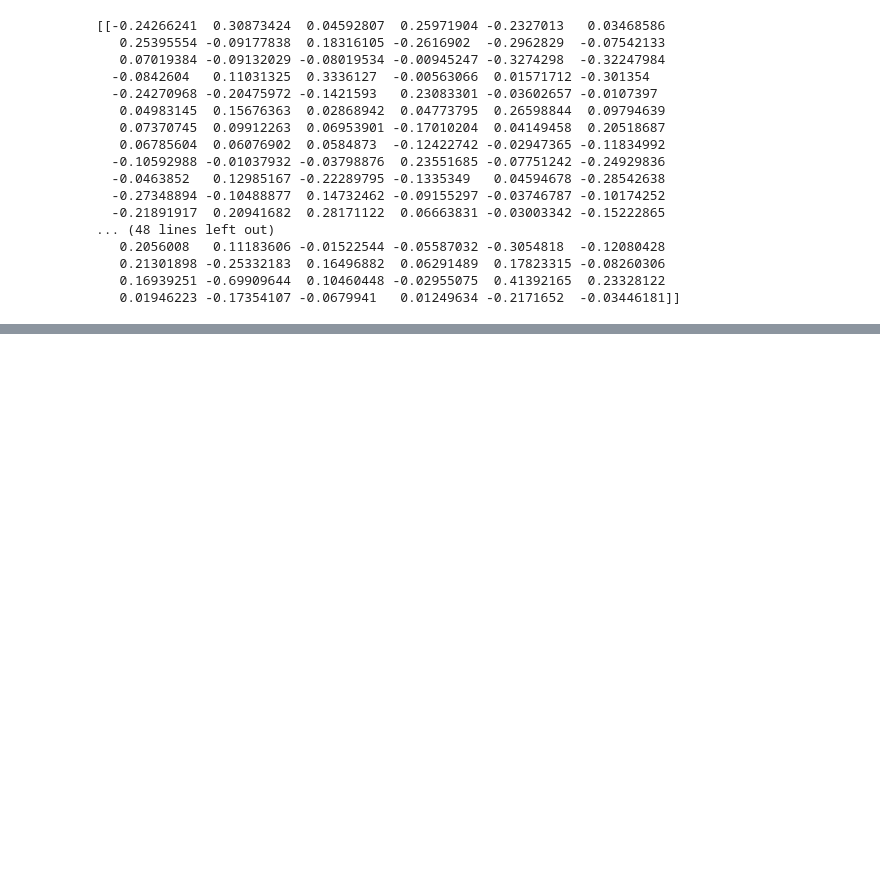
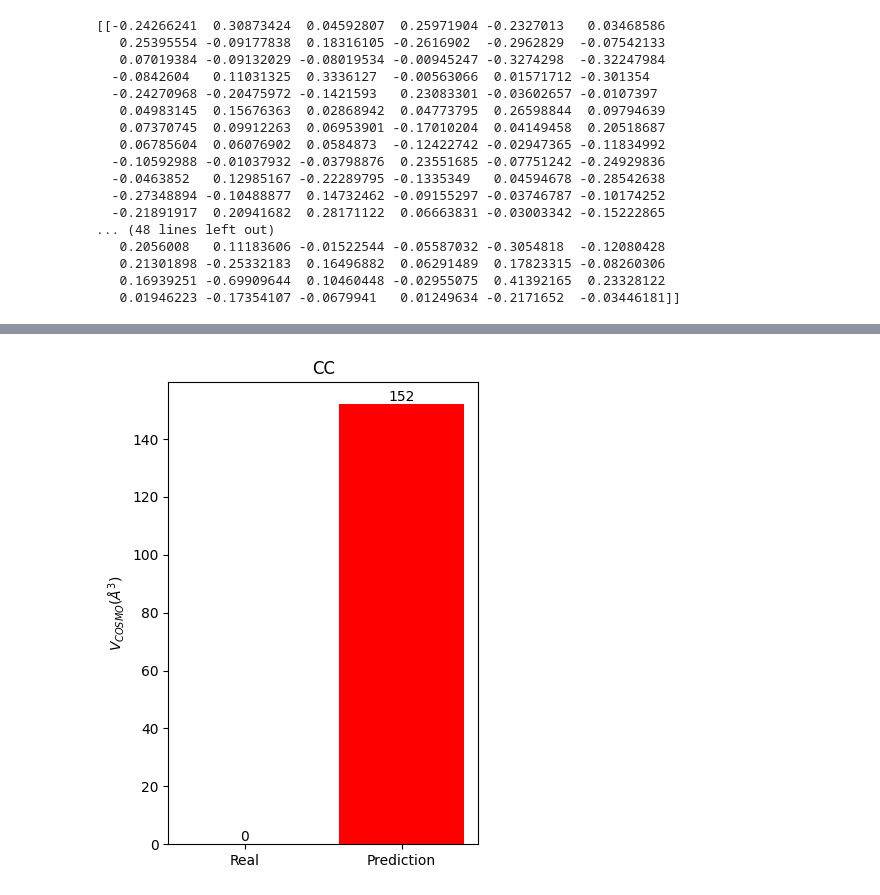
Before and after one commit to yueyue2299/COSBERT, a Jupyter notebook: main.ipynb, the cells around one changed output, grey strips where cells are left out. Cells and saved outputs as stored; diff of their text form; code cells hidden in the pictures; blank space fills up the shorter version.

```diff
--- a/main.ipynb
+++ b/main.ipynb
@@ -64,0 +182,24 @@ def get_smiles_embedding(smiles, model_version='DeepChem/ChemBERTa-77M-MTR', max
+# %%
+def plot_V_cosmo(smiles, real, prediction):
+    plt.figure(figsize=(4, 6))
+
+    if not real:
+        real = 0
+
+    labels = ['Real', 'Prediction']
+    V_cosmo = [real, prediction]
+
+    bars = plt.bar(labels, V_cosmo, color=['dodgerblue', 'red'], width=0.8)
+
+    plt.ylabel(r'$V_{COSMO}(\AA^3)$')
+    plt.title(smiles)
+
+    for bar in bars:
+        yval = bar.get_height()
+        plt.text(bar.get_x() + bar.get_width()/2, yval, round(yval, 2), ha='center', va='bottom')
+
+    plt.show()
+
+plot_V_cosmo('CC', None, 152)
+# %% [output]
+[figure, added]
```
Also changed, not shown: parts of 13 cells of this notebook, 1 other file.
